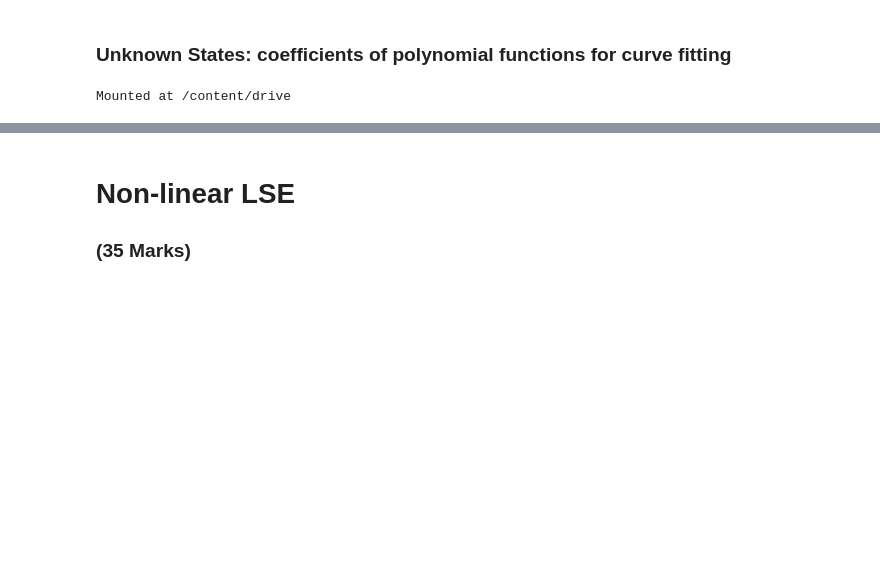
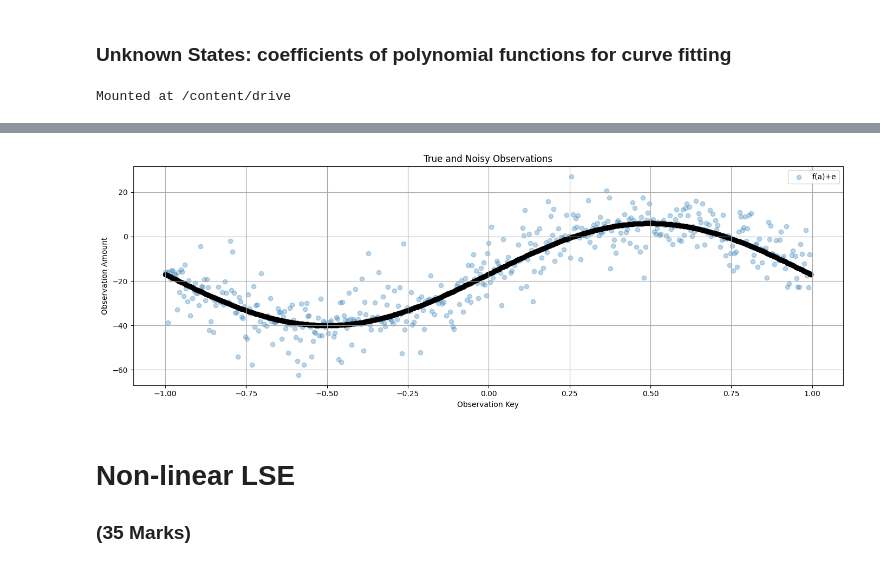
Before and after one commit to azizaahsan1/engg680_2024_fall, a Jupyter notebook: Lab_Assignment2/Assignment2.ipynb, the cells around one changed output, grey strips where cells are left out. Cells and saved outputs as stored; diff of their text form; code cells hidden in the pictures; blank space fills up the shorter version.

```diff
--- a/Lab_Assignment2/Assignment2.ipynb
+++ b/Lab_Assignment2/Assignment2.ipynb
@@ -40,47 +44,64 @@ Mounted at /content/drive
 # hint: use pandas library to parse excel file and use numpy library to convert it to array
 # (1 mark)
 df_data = pd.read_excel('/content/drive/MyDrive/engg680_2024_fall/Lab_Assignment2/data.xlsx')
-#print("DataFrame:\n", df_data)
-arr_data = df_data.to_numpy()
-#print("\nNumPy Array:\n", arr_data)
 
 #store the noisy observations, variance of observations and true observations into numpy arrays seperately
 # (1 mark)
-l = df_data['l'].to_numpy()
-l_var = df_data['l_var'].to_numpy()
-l_true = df_data['l_true'].to_numpy()
+l = df_data['l']
+l_var = df_data['l_var']
+l_true = df_data['l_true']
 # %%
 # step 3
 # define the number of observation n
 # (1 mark)
-n = #...
+n = len(l)
+#print("Number of observations (n):", n)
 
 # define the observation weight matrix P for LSE as identity matrix
 # identity weight matrix simply means the observations will be unweighted in the following LSE
 # (1 mark)
-P = #...
+P = np.identity(n)
+#print("Observation weight matrix (P):\n", P)
 
 # define the range of function input(i.e., constants a), from start to end; and the numerical array of a
 start = -1* np.pi
 end = np.pi
 a = np.linspace(start, end, n)
+#print(a)
 # %%
 # step 4
 # use the matplotlib to plot the true and noisy observations together in one single figure
 # use scatter for noisy observation plotting
 # for the true observation, label it as "f(a)"" and set color as 'k'
 # for the noisy observation scatter plot, label it as "f(a) + e", set color as 'tab:blue', set marker as 'o' and set alpha as 0.3
 # include proper axis labels, legend and title
 # scale the range of x-axis to be -1 to 1
 # keep this format for the rest of the plots in this lab assignment
 # (2 marks)
 
+x_values=list(range(0,n))
+for i in range(n):
+  x=2*i/n-1
+  x_values[i]=x
+
+  #plot the figure
+
 fig, ax = plt.subplots(nrows=1, ncols=1, figsize=(14, 5))
+plt.scatter(x_values,l,color='tab:blue',marker='o',alpha=0.3,label="f(a)+e")
+plt.scatter(x_values,l_true,color='k')
 
-# ...
+plt.xlabel('Observation Key')
+plt.ylabel('Observation Amount')
+plt.title('True and Noisy Observations')
+plt.legend(loc='upper right')
+
+
+
 
 ax.grid(True, which='both',ls='-',color='0.65')
 fig.tight_layout()
+# %% [output]
+[figure, added]
 # %%
 # step 5
 # define a curve fitting function named fit_polynomial_curve
```
Also changed, not shown: parts of 2 cells of this notebook.
